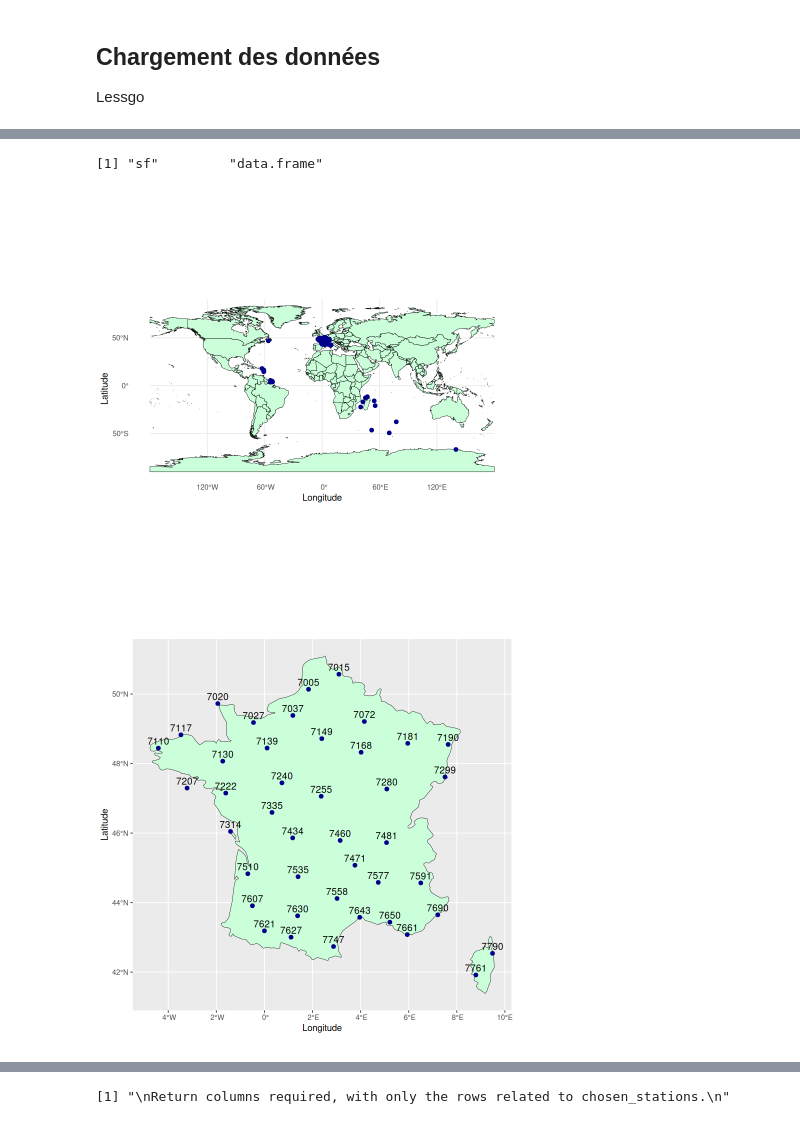
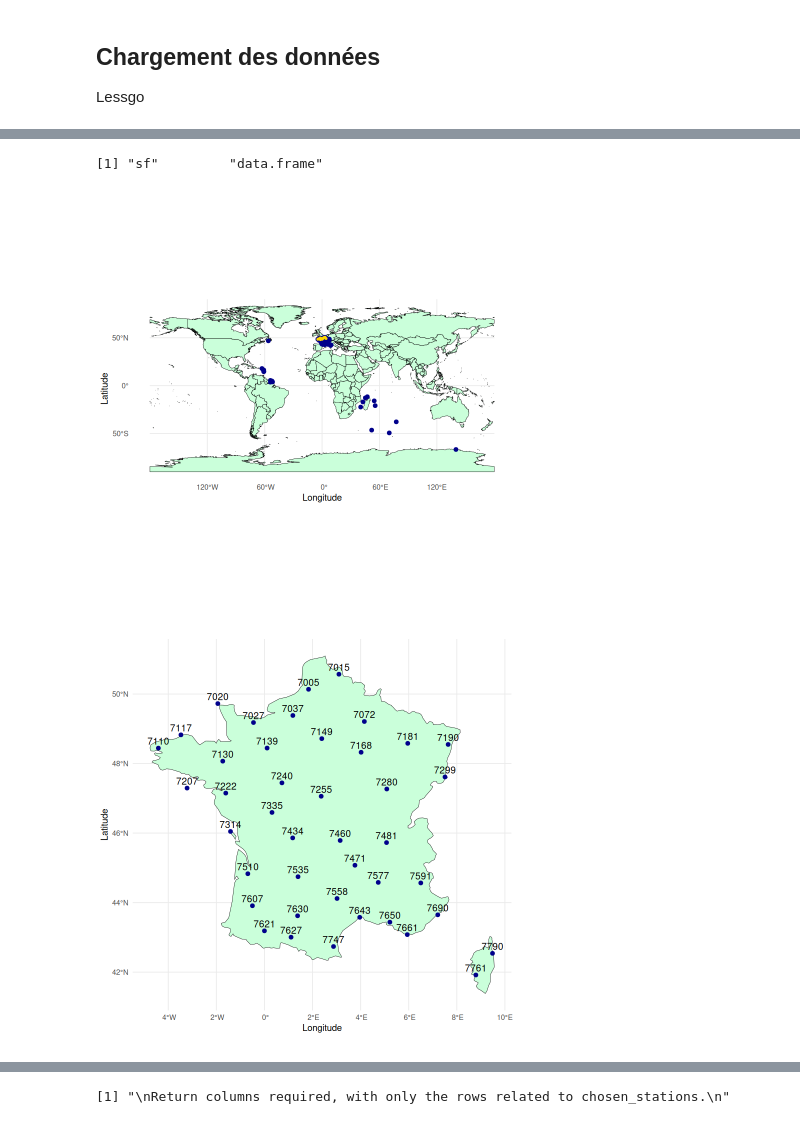
Before and after one commit to thomasdepic/SDD-BE-meteo, a Jupyter notebook: questions/1_presentation_donnees.ipynb, the cells around one changed output, grey strips where cells are left out. Saved outputs shown, nothing was run; the diff lists cells and outputs as text; code cells hidden in the pictures.

```diff
--- a/questions/1_presentation_donnees.ipynb
+++ b/questions/1_presentation_donnees.ipynb
@@ -52,18 +97,21 @@ ggplot(my_sf) +
 # %%
 
 worldmap <- ne_countries(scale = 'medium', type = 'map_units',
                          returnclass = 'sf')
 class(worldmap)
 
 
 ggplot() +
   geom_sf(data = worldmap, color = "black", fill = "#CAFFDA") +
   geom_point(data = stations_df, aes(x = Longitude, y = Latitude), color = "darkblue", size = 2) +
+  geom_point(data = stations_df[stations_df$Longitude > -10 & stations_df$Longitude < 10 & stations_df$ID.OMM.station %in% stations_in_file, ],
+            aes(x = Longitude, y = Latitude),
+            color = "gold", size = 1) +
   coord_sf() +
   theme_minimal()
 # %% [output]
 [1] "sf"         "data.frame"
-[figure, old version]
+[figure, new version]
 # %%
 ggplot() +
   geom_sf(data = worldmap[worldmap$name == 'France',], color = "black", fill = "#CAFFDA") +
@@ -73,9 +121,10 @@ ggplot() +
   coord_sf() +
   geom_text(data = stations_df[stations_df$Longitude > -10 & stations_df$Longitude < 10, ],
               aes(x = Longitude, y = Latitude, label = ID.OMM.station),
-              size = 4, color = "black", nudge_y = 0.2) # Adjust nudge_y to avoid overlap  theme_minimal()
+              size = 4, color = "black", nudge_y = 0.2) +
+  theme_minimal()
 # %% [output]
-[figure, old version]
+[figure, new version]
 # %%
 histogramggplot <- function(xs, title, legx, legy ){
     ggplot(xs, aes(x=legx, y=legy, fill=legx)) +
```
Also changed, not shown: parts of 11 cells of this notebook.
